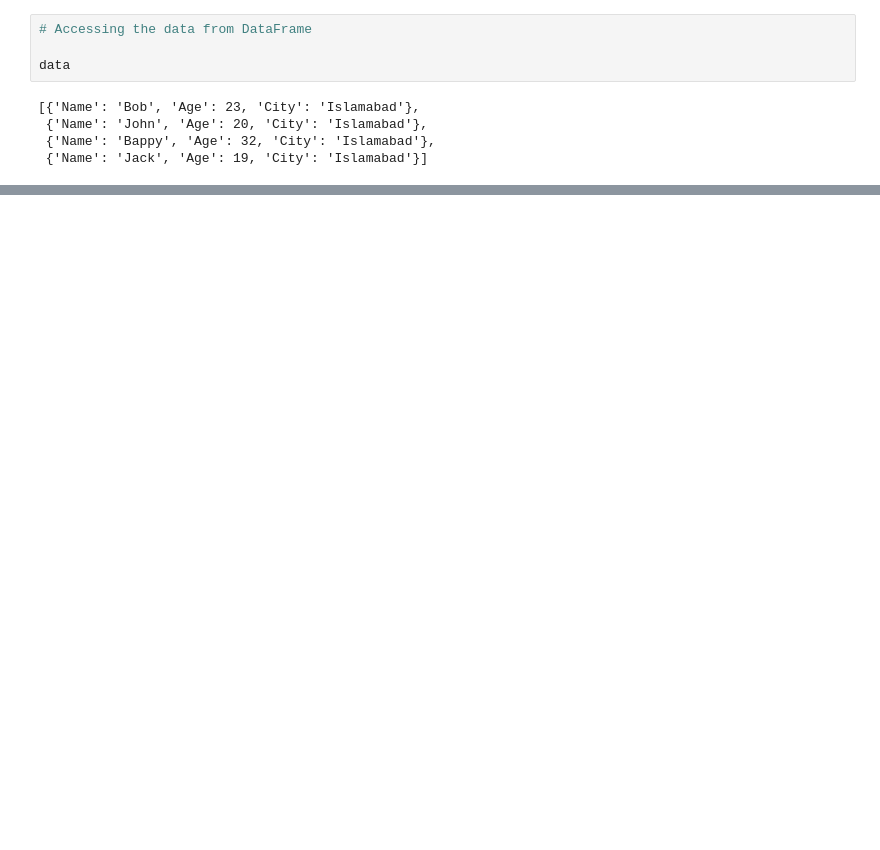
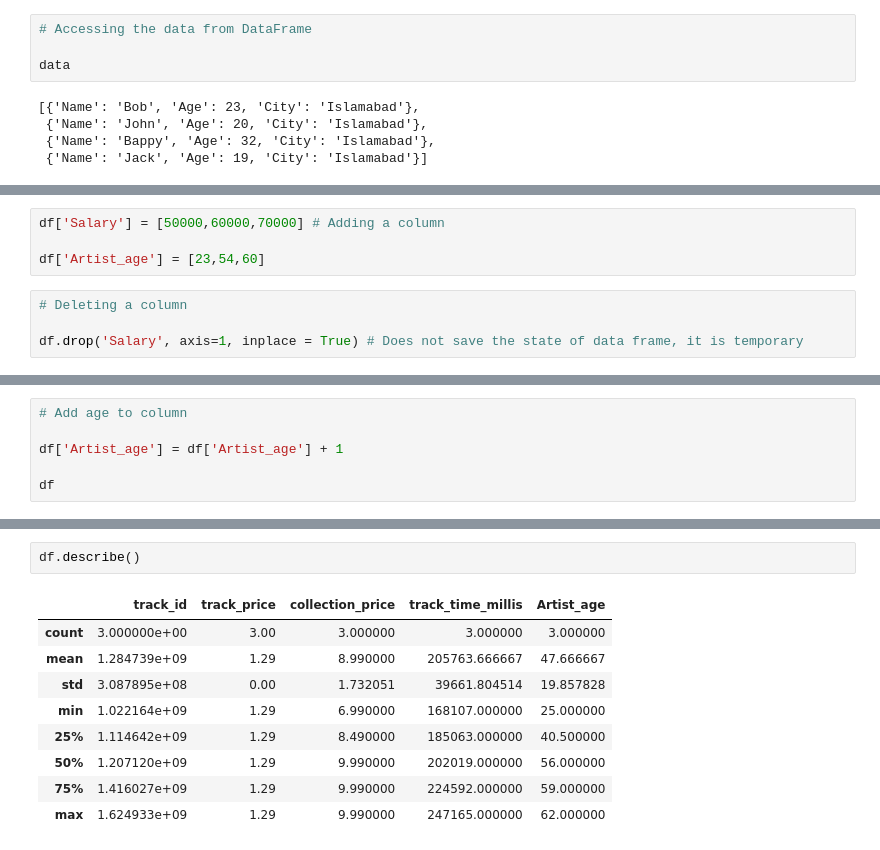
Before and after one commit to shaheerkamran13/Python-Complete, a Jupyter notebook: Advance/Pandas.ipynb, the cells around one changed output, grey strips where cells are left out. Saved outputs shown, nothing was run; the diff lists cells and outputs as text; blank space fills up the shorter version.

```diff
--- a/Advance/Pandas.ipynb
+++ b/Advance/Pandas.ipynb
@@ -130,0 +190,8 @@ data
+# %%
+df['Salary'] = [50000,60000,70000] # Adding a column
+
+df['Artist_age'] = [23,54,60]
+# %%
+# Deleting a column
+
+df.drop('Salary', axis=1, inplace = True) # Does not save the state of data frame, it is temporary
@@ -130,0 +205,6 @@ data
+# %%
+# Add age to column
+
+df['Artist_age'] = df['Artist_age'] + 1
+
+df
@@ -130,0 +254,12 @@ data
+# %%
+df.describe()
+# %% [output]
+|  | track_id | track_price | collection_price | track_time_millis | Artist_age |
+| count | 3.000000e+00 | 3.00 | 3.000000 | 3.000000 | 3.000000 |
+| mean | 1.284739e+09 | 1.29 | 8.990000 | 205763.666667 | 47.666667 |
+| std | 3.087895e+08 | 0.00 | 1.732051 | 39661.804514 | 19.857828 |
+| min | 1.022164e+09 | 1.29 | 6.990000 | 168107.000000 | 25.000000 |
+| 25% | 1.114642e+09 | 1.29 | 8.490000 | 185063.000000 | 40.500000 |
+| 50% | 1.207120e+09 | 1.29 | 9.990000 | 202019.000000 | 56.000000 |
+| 75% | 1.416027e+09 | 1.29 | 9.990000 | 224592.000000 | 59.000000 |
+| max | 1.624933e+09 | 1.29 | 9.990000 | 247165.000000 | 62.000000 |
```
Also changed, not shown: parts of 15 cells of this notebook, 14 other files.
